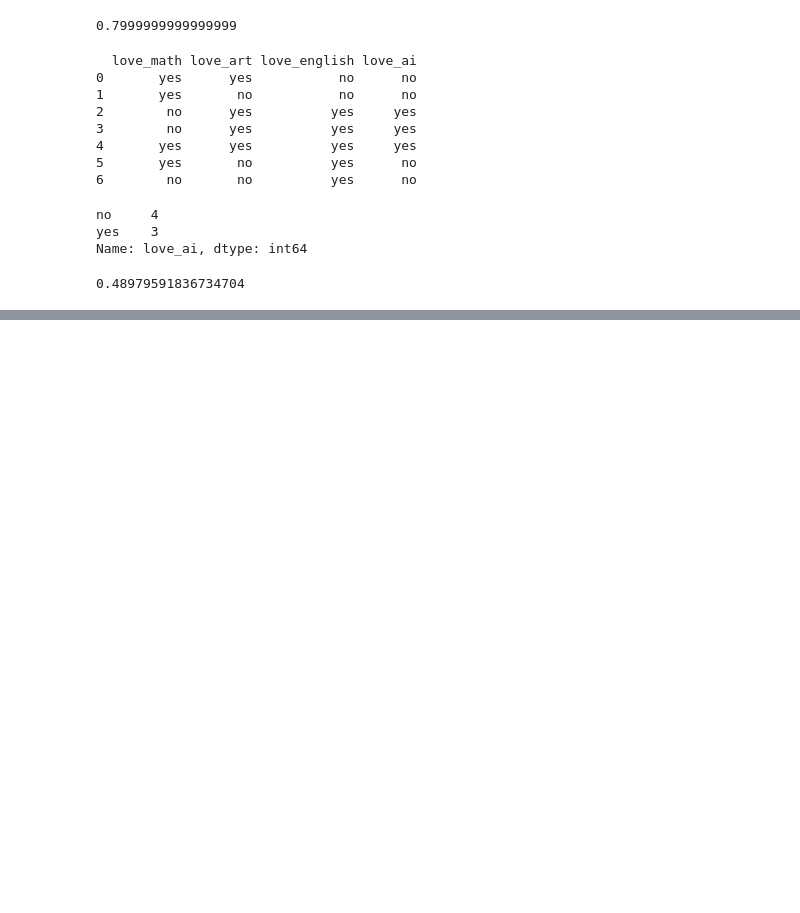
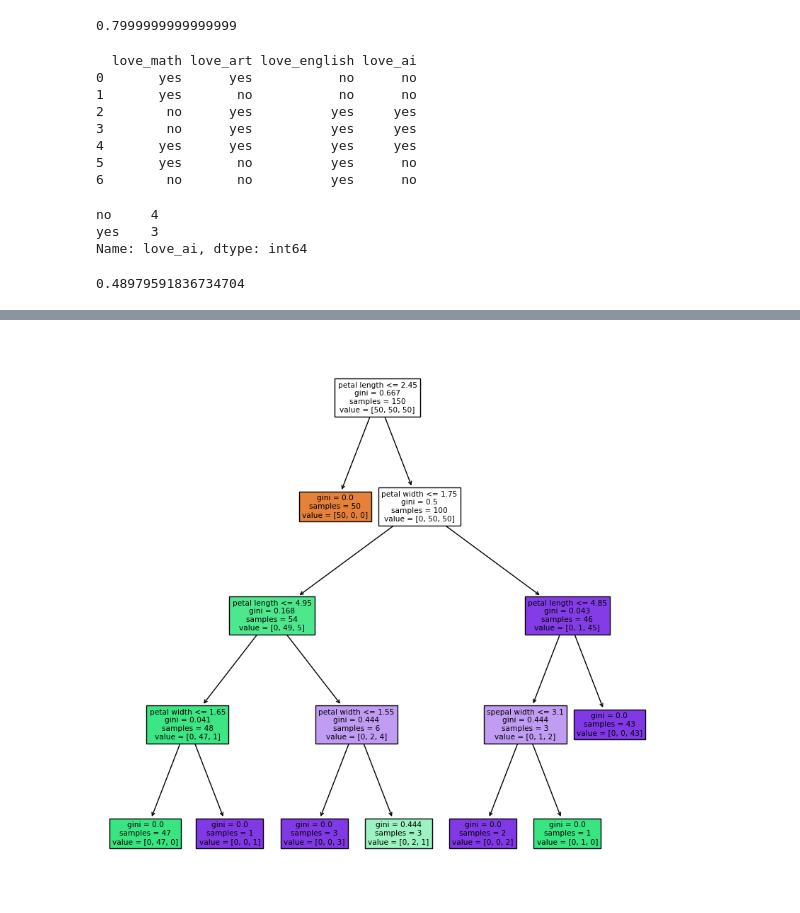
Before and after one commit to drago467/AIVN, a Jupyter notebook: Decision Tree.ipynb, the cells around one changed output, grey strips where cells are left out. Drawn from its saved outputs; the diff is of its cells as text; code cells hidden in the pictures; blank space fills up the shorter version.

```diff
--- a/Decision Tree.ipynb
+++ b/Decision Tree.ipynb
@@ -91,0 +172,7 @@ gini_love_english = compute_gini_with_given_condition('love_english')
+# %%
+fig, ax = plt.subplots(figsize = (10, 10))
+tree.plot_tree(classifier, ax = ax, feature_names = ['sepal length', 'spepal width',
+                                                     'petal length', 'petal width'],
+               filled = True);
+# %% [output]
+[figure, added]
```
Also changed, not shown: parts of 9 cells of this notebook.
